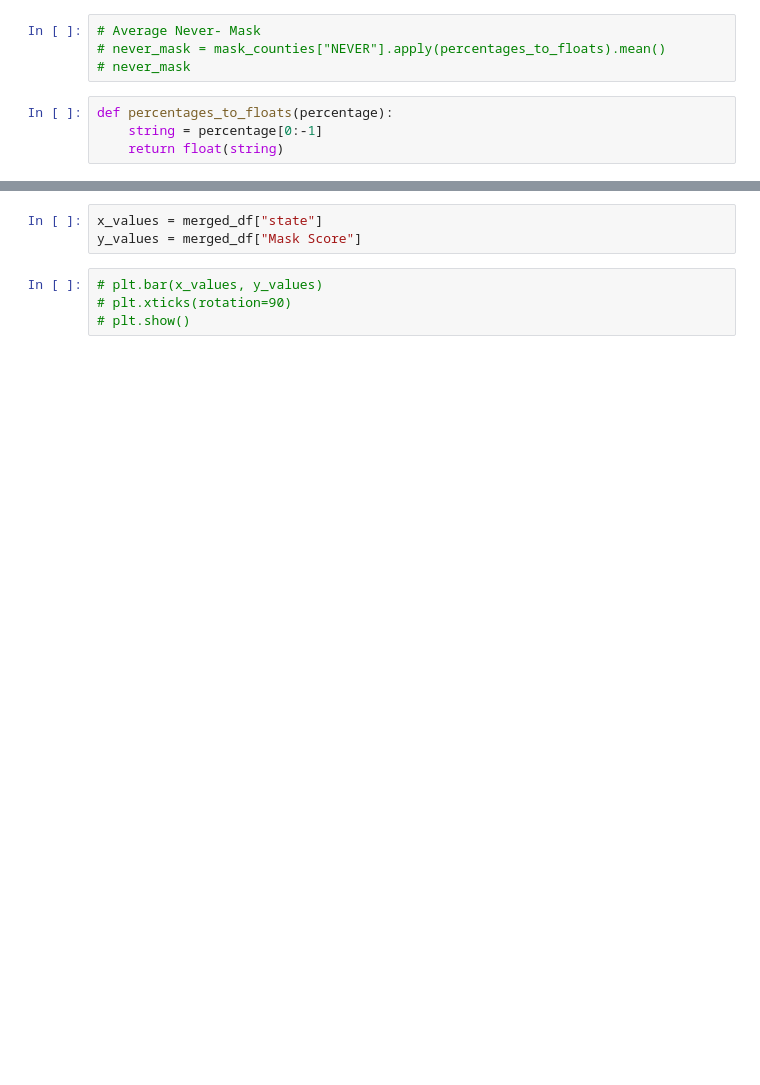
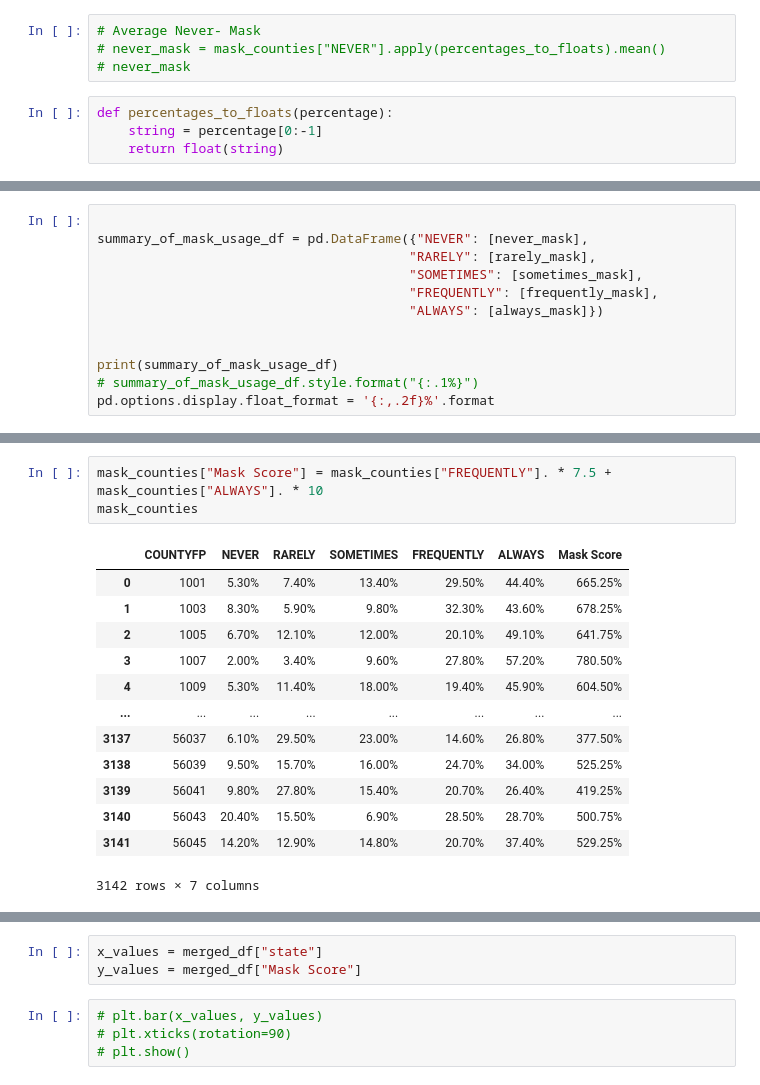
Before and after one commit to emersonmolett/Project-1, a Jupyter notebook: importingCSVs.ipynb, the cells around one changed output, grey strips where cells are left out. Cells and saved outputs as stored; diff of their text form; blank space fills up the shorter version.

```diff
--- a/importingCSVs.ipynb
+++ b/importingCSVs.ipynb
@@ -324,0 +737,12 @@ always_mask
+# %%
+
+summary_of_mask_usage_df = pd.DataFrame({"NEVER": [never_mask],
+                                        "RARELY": [rarely_mask],
+                                        "SOMETIMES": [sometimes_mask],
+                                        "FREQUENTLY": [frequently_mask],
+                                        "ALWAYS": [always_mask]})
+
+
+print(summary_of_mask_usage_df)
+# summary_of_mask_usage_df.style.format("{:.1%}")
+pd.options.display.float_format = '{:,.2f}%'.format
@@ -330,3 +771,20 @@ mask_counties
+# %%
+mask_counties["Mask Score"] = mask_counties["FREQUENTLY"]. * 7.5 + mask_counties["ALWAYS"]. * 10
+mask_counties
+# %% [output]
+|  | COUNTYFP | NEVER | RARELY | SOMETIMES | FREQUENTLY | ALWAYS | Mask Score |
+| 0 | 1001 | 5.30% | 7.40% | 13.40% | 29.50% | 44.40% | 665.25% |
+| 1 | 1003 | 8.30% | 5.90% | 9.80% | 32.30% | 43.60% | 678.25% |
+| 2 | 1005 | 6.70% | 12.10% | 12.00% | 20.10% | 49.10% | 641.75% |
+| 3 | 1007 | 2.00% | 3.40% | 9.60% | 27.80% | 57.20% | 780.50% |
+| 4 | 1009 | 5.30% | 11.40% | 18.00% | 19.40% | 45.90% | 604.50% |
+| ... | ... | ... | ... | ... | ... | ... | ... |
+| 3137 | 56037 | 6.10% | 29.50% | 23.00% | 14.60% | 26.80% | 377.50% |
+| 3138 | 56039 | 9.50% | 15.70% | 16.00% | 24.70% | 34.00% | 525.25% |
+| 3139 | 56041 | 9.80% | 27.80% | 15.40% | 20.70% | 26.40% | 419.25% |
+| 3140 | 56043 | 20.40% | 15.50% | 6.90% | 28.50% | 28.70% | 500.75% |
+| 3141 | 56045 | 14.20% | 12.90% | 14.80% | 20.70% | 37.40% | 529.25% |
+3142 rows × 7 columns
 # %%
 # Descriptive
 
```
Also changed, not shown: parts of 46 cells of this notebook.
